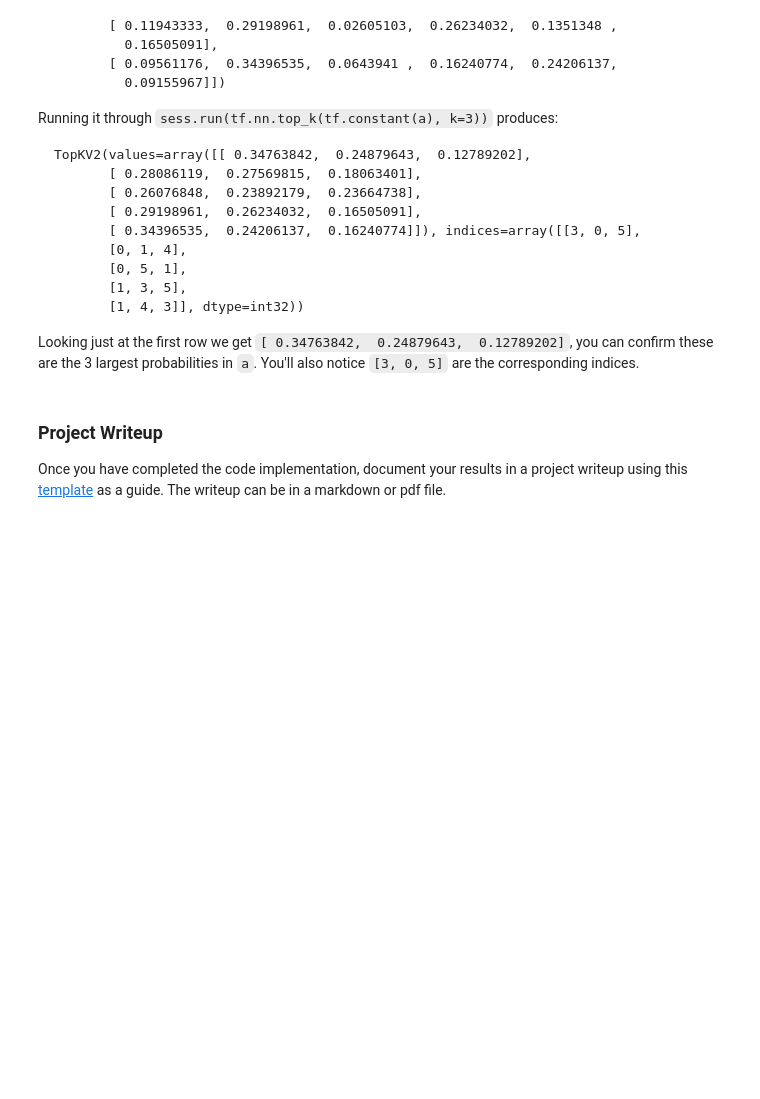
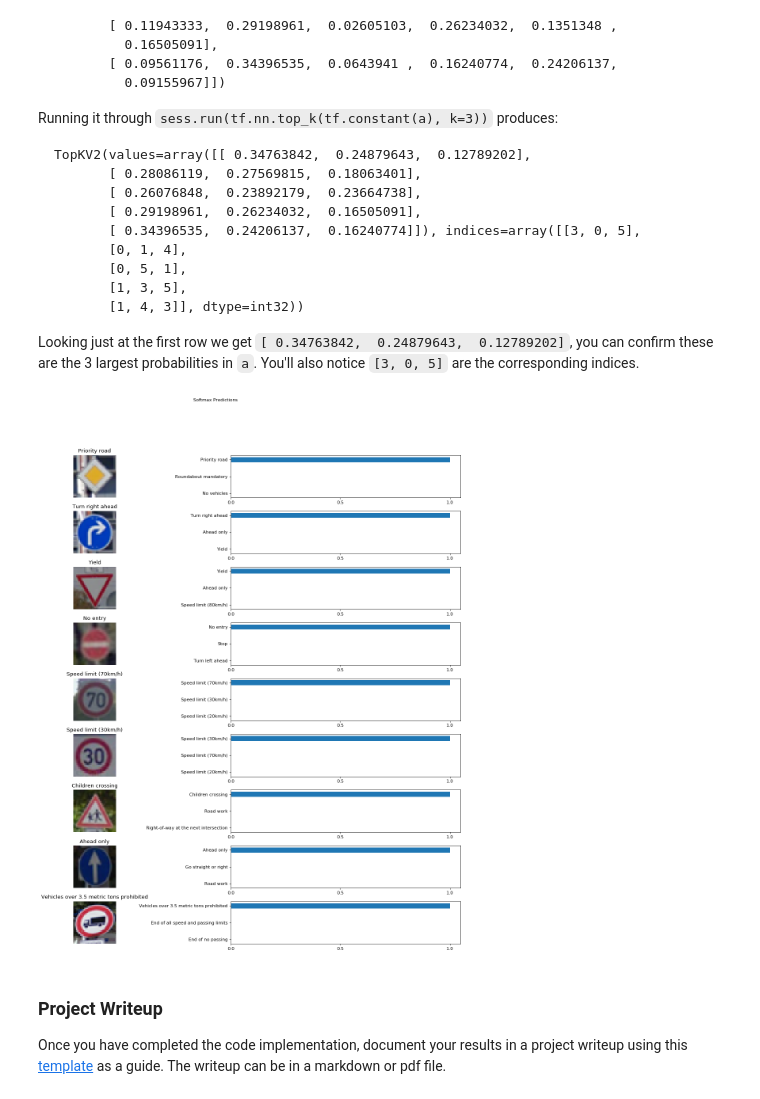
Before and after one commit to kliu99/CarND-Traffic-Sign-Classifier-Project, a Jupyter notebook: Traffic_Sign_Classifier.ipynb, the cells around one changed output. Cells and saved outputs as stored; diff of their text form; code cells hidden in the pictures; blank space fills up the shorter version.

````diff
--- a/Traffic_Sign_Classifier.ipynb
+++ b/Traffic_Sign_Classifier.ipynb
@@ -538,9 +605,55 @@ TopKV2(values=array([[ 0.34763842,  0.24879643,  0.12789202],
 ```
 
 Looking just at the first row we get `[ 0.34763842,  0.24879643,  0.12789202]`, you can confirm these are the 3 largest probabilities in `a`. You'll also notice `[3, 0, 5]` are the corresponding indices.
+# %%
+from sklearn.preprocessing import LabelBinarizer
+
+def display_image_predictions(features, labels, predictions):
+    n_classes = 43
+    label_names = sign_names
+    label_ids = labels
+
+    fig, axies = plt.subplots(nrows=9, ncols=2, figsize=(16, 16), dpi=80)
+    fig.tight_layout()
+    fig.suptitle('Softmax Predictions', fontsize=10, y=1.1)
+
+    n_predictions = 3
+    margin = 0.05
+    ind = np.arange(n_predictions)
+    width = (1. - 2. * margin) / n_predictions
+
+    for image_i, (feature, label_id, pred_indicies, pred_values) in enumerate(zip(features, label_ids, predictions.indices, predictions.values)):
+        pred_names = [label_names[pred_i] for pred_i in pred_indicies]
+        correct_name = label_names[label_id]
+
+        axies[image_i][0].imshow(feature)
+        axies[image_i][0].set_title(correct_name)
+        axies[image_i][0].set_axis_off()
+
+        axies[image_i][1].barh(ind + margin, pred_values[::-1], width)
+        axies[image_i][1].set_yticks(ind + margin)
+        axies[image_i][1].set_yticklabels(pred_names[::-1])
+        axies[image_i][1].set_xticks([0, 0.5, 1.0])
 # %%
 ### Print out the top five softmax probabilities for the predictions on the German traffic sign images found on the web.
 ### Feel free to use as many code cells as needed.
+
+top_n_predictions = 3
+
+with tf.Session() as sess:
+    saver.restore(sess, tf.train.latest_checkpoint('.'))
+
+    y_predictions = sess.run(
+        tf.nn.top_k(tf.nn.softmax(logits), top_n_predictions),
+            feed_dict={
+                x: X_extra,
+                y: y_extra,
+                keep_prob: 1.0
+        })
+
+    display_image_predictions(X_extra_rgb, y_extra, y_predictions)
+# %% [output]
+[figure, added]
 # %% [markdown]
 ### Project Writeup
 
````
Also changed, not shown: parts of 7 cells of this notebook, 10 other files.
